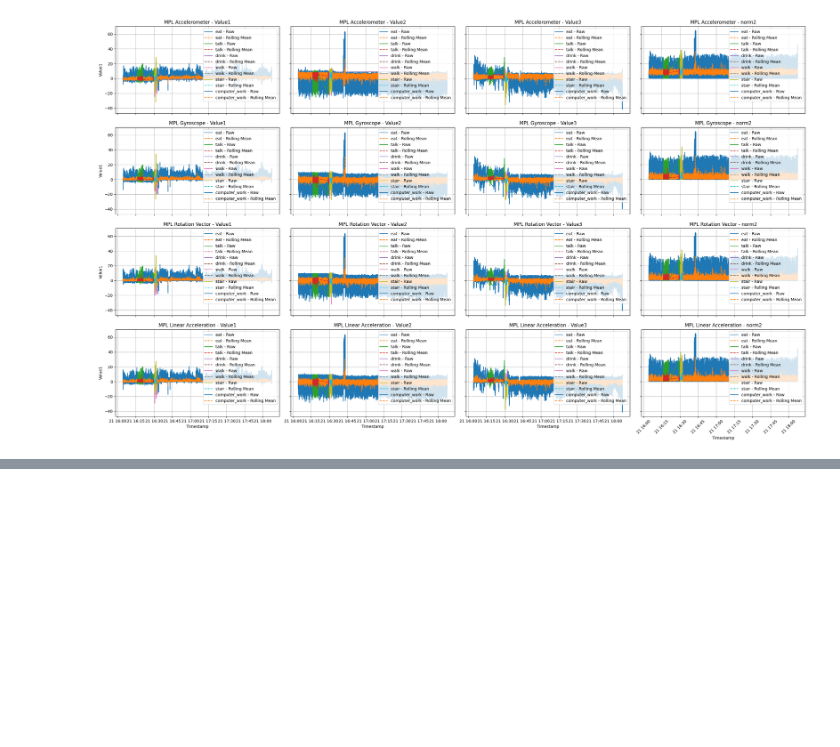
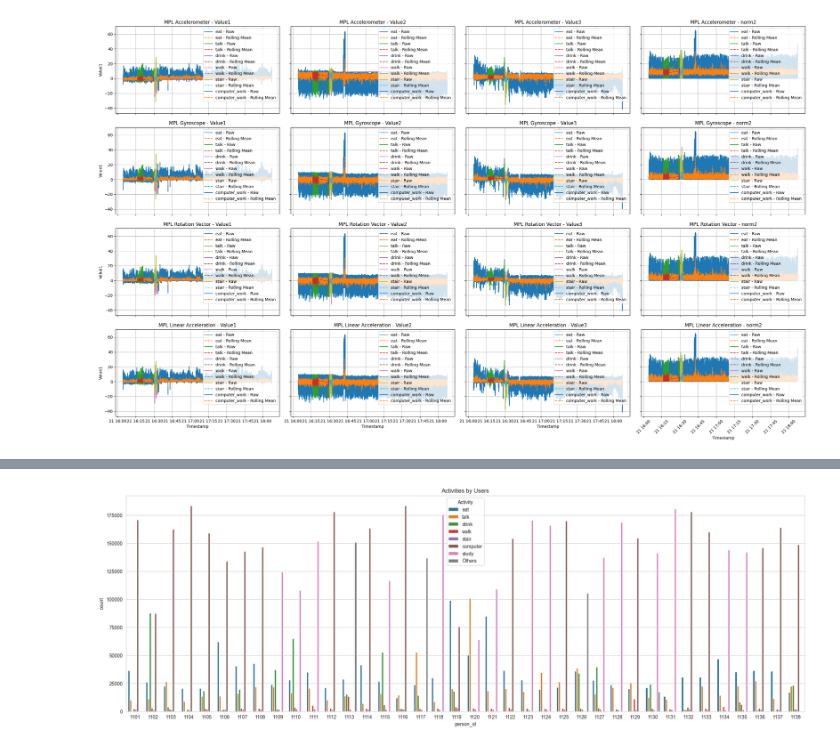
Before and after one commit to RohanRegar/Complex_Activity_Recognition, a Jupyter notebook: food.ipynb, the cells around one changed output, grey strips where cells are left out. Saved outputs shown, nothing was run; the diff lists cells and outputs as text; code cells hidden in the pictures; blank space fills up the shorter version.

```diff
--- a/food.ipynb
+++ b/food.ipynb
@@ -981,0 +1113,7 @@ plt.show()
+# %%
+plt.figure(figsize=(25, 8))
+sns.countplot(x='person_id', hue='Activity', data=cumulative_dataset)
+plt.title('Activities by Users')
+plt.show()
+# %% [output]
+[figure, added]
```
Also changed, not shown: parts of 8 cells of this notebook.
